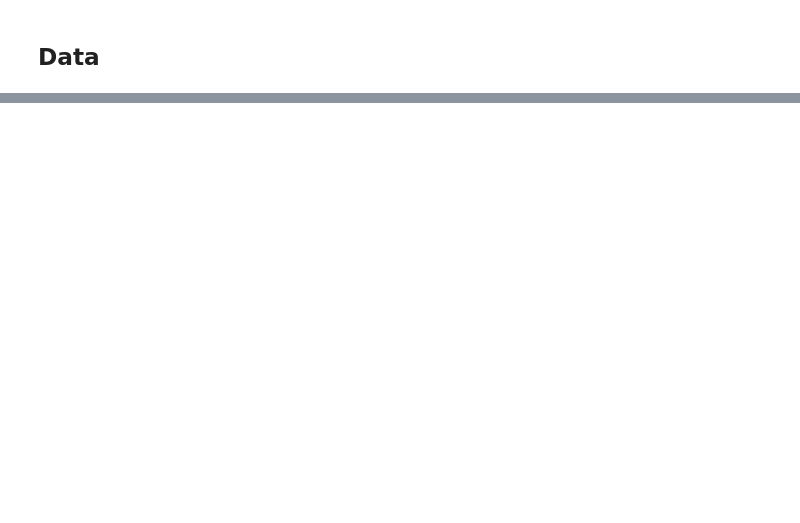
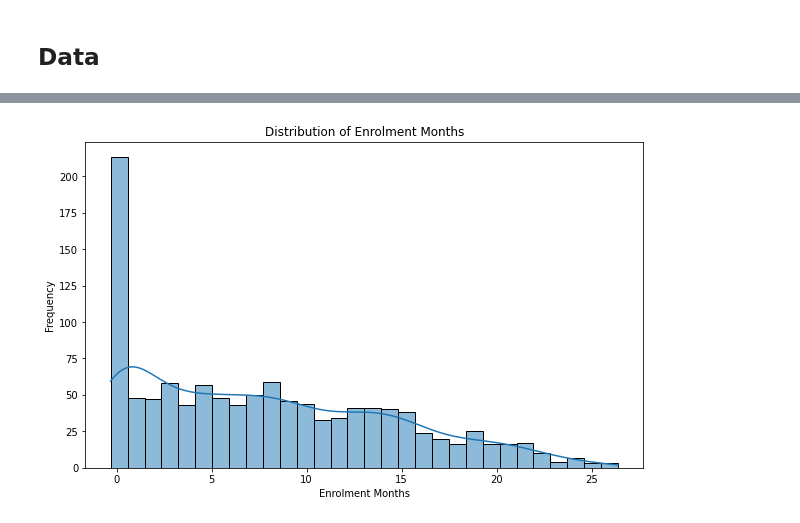
Before and after one commit to vladd-i/trial_site_optimizer, a Jupyter notebook: notebooks/exploratory_data_analysis.ipynb, the cells around one changed output, grey strips where cells are left out. Drawn from its saved outputs; the diff is of its cells as text; code cells hidden in the pictures; blank space fills up the shorter version.

```diff
--- a/notebooks/exploratory_data_analysis.ipynb
+++ b/notebooks/exploratory_data_analysis.ipynb
@@ -127,0 +191,4 @@ dtype: object
+# %%
+visualize_histogram(df_target, "enrolment_months", "Enrolment Months", True, 30)
+# %% [output]
+[figure, added]
```
Also changed, not shown: parts of 35 cells of this notebook.
